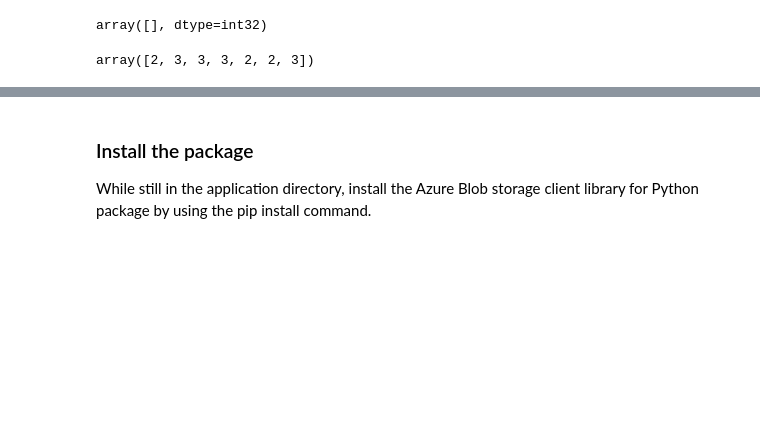
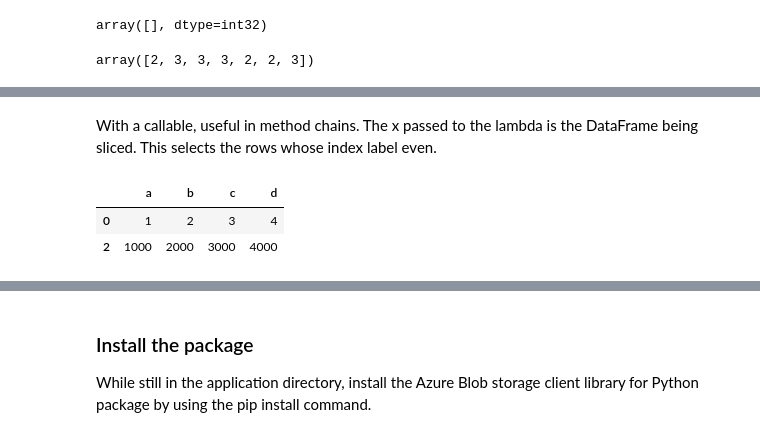
Before and after one commit to Aakaash-Cervello/course-handbook, a Jupyter notebook: Python/Notebooks/Extensions.ipynb, the cells around one changed output, grey strips where cells are left out. Cells and saved outputs as stored; diff of their text form; code cells hidden in the pictures; blank space fills up the shorter version.

```diff
--- a/Python/Notebooks/Extensions.ipynb
+++ b/Python/Notebooks/Extensions.ipynb
@@ -1233,0 +607,8 @@ array([2, 3, 3, 3, 2, 2, 3])
+# %% [markdown]
+With a callable, useful in method chains. The x passed to the lambda is the DataFrame being sliced. This selects the rows whose index label even.
+# %%
+dfi.iloc[lambda x: x.index % 2 == 0]
+# %% [output]
+|  | a | b | c | d |
+| 0 | 1 | 2 | 3 | 4 |
+| 2 | 1000 | 2000 | 3000 | 4000 |
```
Also changed, not shown: parts of 374 cells of this notebook, 1 other file.
